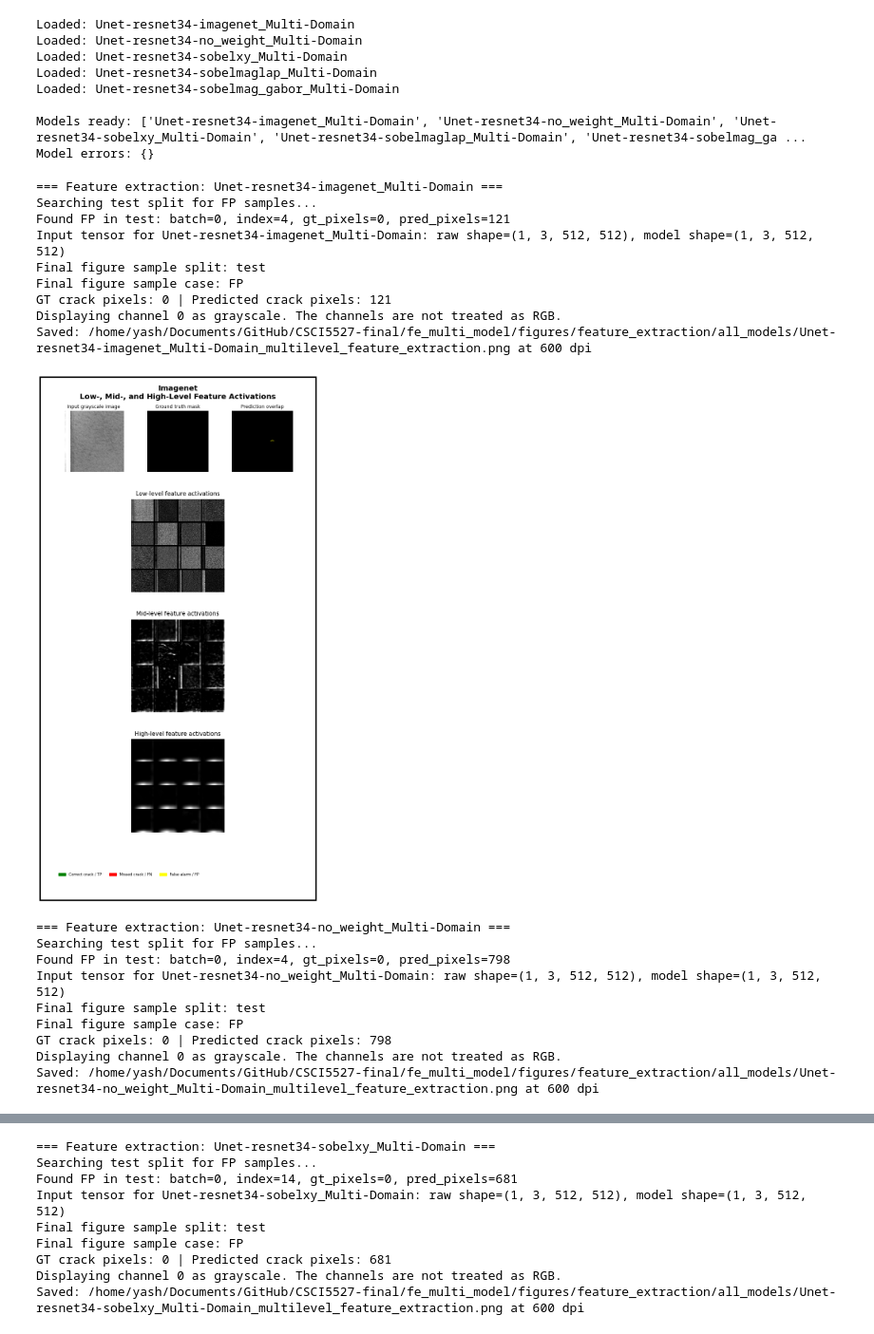
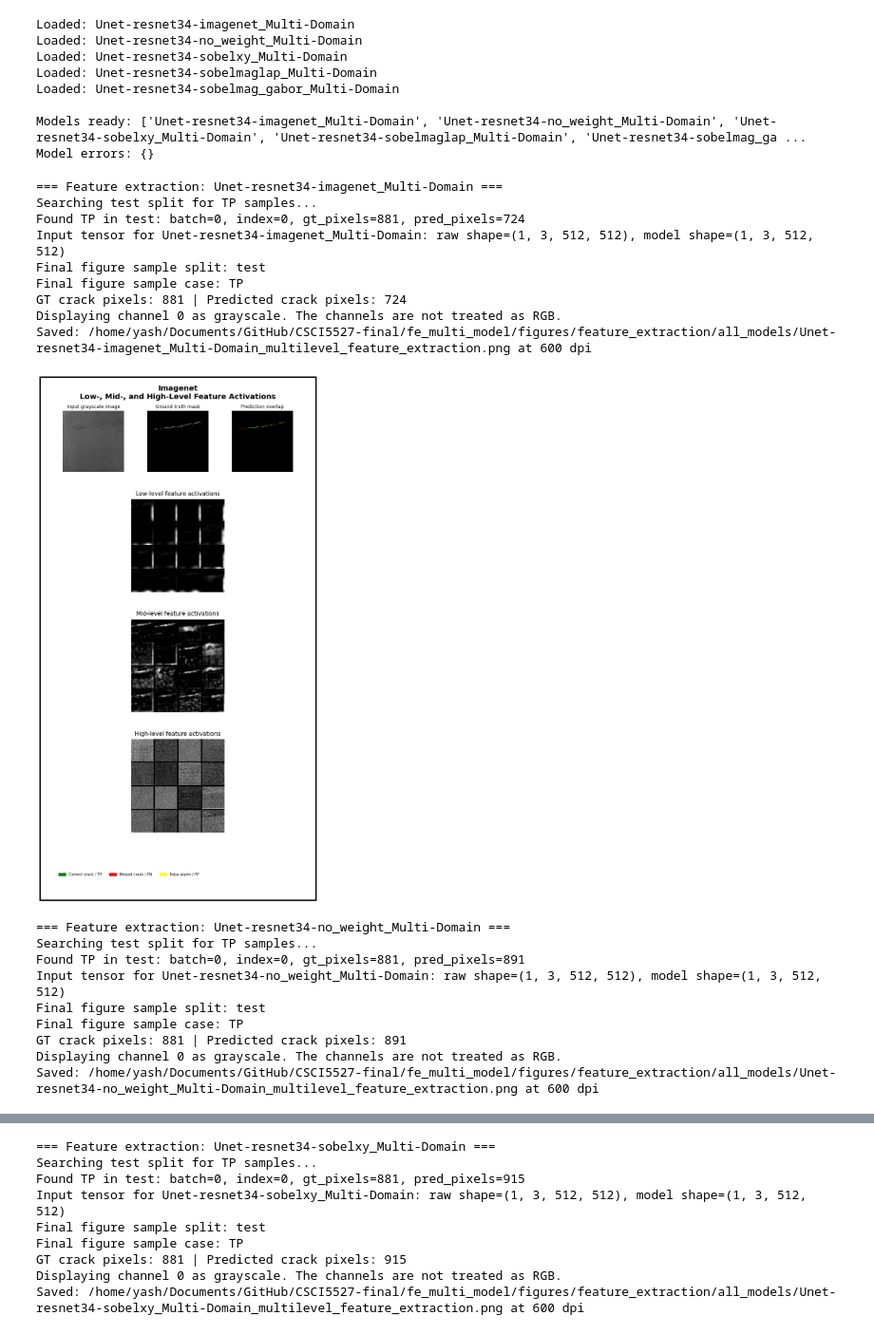
Before and after one commit to Mark2797/TTD_crack_detection, a Jupyter notebook: fe_multi_model/fe_multi_model.ipynb, the cells around one changed output, grey strips where cells are left out. Shown at 95% size. Drawn from its saved outputs; the diff is of its cells as text; code cells hidden in the pictures.

Commit message:
fixed figures again

```diff
--- a/fe_multi_model/fe_multi_model.ipynb
+++ b/fe_multi_model/fe_multi_model.ipynb
@@ -1067,9 +1050,9 @@ def make_feature_extraction_figure(
         ax.axis("off")
 
     feature_rows = [
-        ("Low-level feature activations", low_grid),
+        ("Low-level feature activations", high_grid),
         ("Mid-level feature activations", mid_grid),
-        ("High-level feature activations", high_grid),
+        ("High-level feature activations", low_grid),
     ]
     for row_idx, (title, grid) in enumerate(feature_rows, start=1):
         ax = fig.add_subplot(gs[row_idx], facecolor="white")
@@ -1133,7 +1116,7 @@ run_errors = {}
 
 # Change these if you want a different example type.
 # FP = ground-truth mask is all black, but the predicted mask contains crack pixels.
-DESIRED_CASE = "FP"
+DESIRED_CASE = "TP"
 MIN_PRED_PIXELS = 50
 MAX_BATCHES_PER_SPLIT = None  # set to an integer for a quicker/debug search
 
@@ -1152,44 +1135,44 @@ for run in model_runs:
             save=True,
             dpi=600,
             desired_case=DESIRED_CASE,
             min_pred_pixels=MIN_PRED_PIXELS,
             max_batches_per_split=MAX_BATCHES_PER_SPLIT,
         )
         if SHOW_FIGURES:
             plt.show()
         else:
             plt.close(fig)
     except Exception as exc:
         run_errors[model_name] = repr(exc)
         print(f"FAILED during feature extraction for {model_name}: {exc}")
         if STRICT:
             raise
 
 print("\n=== Feature extraction summary ===")
 print("Saved figures directory:", FIGURE_DIR)
 print("Requested case:", DESIRED_CASE)
 print("Minimum predicted crack pixels:", MIN_PRED_PIXELS)
 print("Run errors:", run_errors)
 print("Generated files:")
 for p in sorted(FIGURE_DIR.glob("*.png")):
     print(" -", p.name)
 # %% [output]
 === Feature extraction: Unet-resnet34-imagenet_Multi-Domain ===
-Searching test split for FP samples...
-Found FP in test: batch=0, index=4, gt_pixels=0, pred_pixels=121
+Searching test split for TP samples...
+Found TP in test: batch=0, index=0, gt_pixels=881, pred_pixels=724
 Input tensor for Unet-resnet34-imagenet_Multi-Domain: raw shape=(1, 3, 512, 512), model shape=(1, 3, 512, 512)
 Final figure sample split: test
-Final figure sample case: FP
-GT crack pixels: 0 | Predicted crack pixels: 121
+Final figure sample case: TP
+GT crack pixels: 881 | Predicted crack pixels: 724
 Displaying channel 0 as grayscale. The channels are not treated as RGB.
 Saved: /home/yash/Documents/GitHub/CSCI5527-final/fe_multi_model/figures/feature_extraction/all_models/Unet-resnet34-imagenet_Multi-Domain_multilevel_feature_extraction.png at 600 dpi
-[figure, old version]
+[figure, new version]
 === Feature extraction: Unet-resnet34-no_weight_Multi-Domain ===
-Searching test split for FP samples...
-Found FP in test: batch=0, index=4, gt_pixels=0, pred_pixels=798
+Searching test split for TP samples...
+Found TP in test: batch=0, index=0, gt_pixels=881, pred_pixels=891
 Input tensor for Unet-resnet34-no_weight_Multi-Domain: raw shape=(1, 3, 512, 512), model shape=(1, 3, 512, 512)
 Final figure sample split: test
-Final figure sample case: FP
-GT crack pixels: 0 | Predicted crack pixels: 798
+Final figure sample case: TP
+GT crack pixels: 881 | Predicted crack pixels: 891
 Displaying channel 0 as grayscale. The channels are not treated as RGB.
 Saved: /home/yash/Documents/GitHub/CSCI5527-final/fe_multi_model/figures/feature_extraction/all_models/Unet-resnet34-no_weight_Multi-Domain_multilevel_feature_extraction.png at 600 dpi
@@ -1197,9 +1180,9 @@ Saved: /home/yash/Documents/GitHub/CSCI5527-final/fe_multi_model/figures/feature
 === Feature extraction: Unet-resnet34-sobelxy_Multi-Domain ===
-Searching test split for FP samples...
-Found FP in test: batch=0, index=14, gt_pixels=0, pred_pixels=681
+Searching test split for TP samples...
+Found TP in test: batch=0, index=0, gt_pixels=881, pred_pixels=915
 Input tensor for Unet-resnet34-sobelxy_Multi-Domain: raw shape=(1, 3, 512, 512), model shape=(1, 3, 512, 512)
 Final figure sample split: test
-Final figure sample case: FP
-GT crack pixels: 0 | Predicted crack pixels: 681
+Final figure sample case: TP
+GT crack pixels: 881 | Predicted crack pixels: 915
 Displaying channel 0 as grayscale. The channels are not treated as RGB.
 Saved: /home/yash/Documents/GitHub/CSCI5527-final/fe_multi_model/figures/feature_extraction/all_models/Unet-resnet34-sobelxy_Multi-Domain_multilevel_feature_extraction.png at 600 dpi
```
Also changed, not shown: parts of 3 cells of this notebook, 7 other files.
